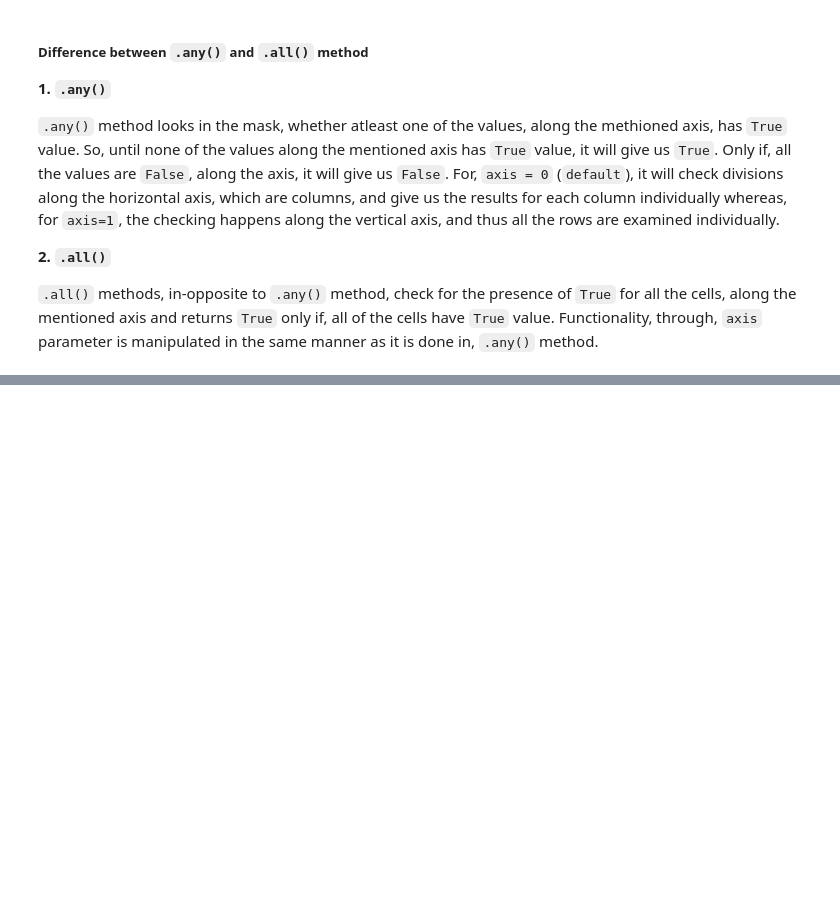
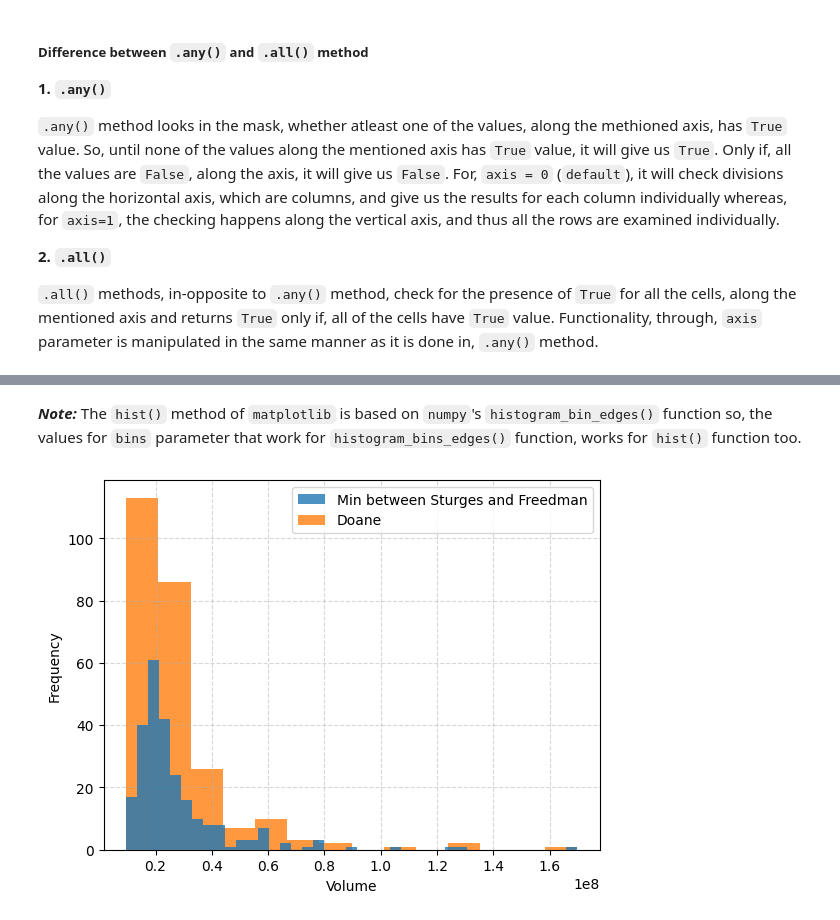
Before and after one commit to OfTheByteQuest/Data-Analytics-Learning-and-Projects, a Jupyter notebook: Chapter-4/Chapter_4.ipynb, the cells around one changed output, grey strips where cells are left out. Drawn from its saved outputs; the diff is of its cells as text; code cells hidden in the pictures; blank space fills up the shorter version.

```diff
--- a/Chapter-4/Chapter_4.ipynb
+++ b/Chapter-4/Chapter_4.ipynb
@@ -868,0 +898,16 @@ dtype: bool
+# %% [markdown]
+***Note:*** The `hist()` method of `matplotlib` is based on  `numpy`'s `histogram_bin_edges()` function so, the values for `bins` parameter that work for `histogram_bins_edges()` function, works for `hist()` function too.
+# %%
+# Calculating the bin sizes with different formulas for bin count
+
+volume_bin_edges_auto = np.histogram_bin_edges(fb.volume, bins='auto')
+volume_bin_edges_doane = np.histogram_bin_edges(fb.volume, bins='doane')
+plt.hist(fb.volume, volume_bin_edges_auto, alpha=0.8, label='Min between Sturges and Freedman', zorder=10)
+plt.hist(fb.volume, volume_bin_edges_doane, alpha=0.8, label='Doane')
+plt.legend()
+plt.grid(alpha=0.5,linestyle='--')
+plt.xlabel("Volume")
+plt.ylabel("Frequency")
+plt.show()
+# %% [output]
+[figure, added]
```
Also changed, not shown: parts of 11 cells of this notebook.
